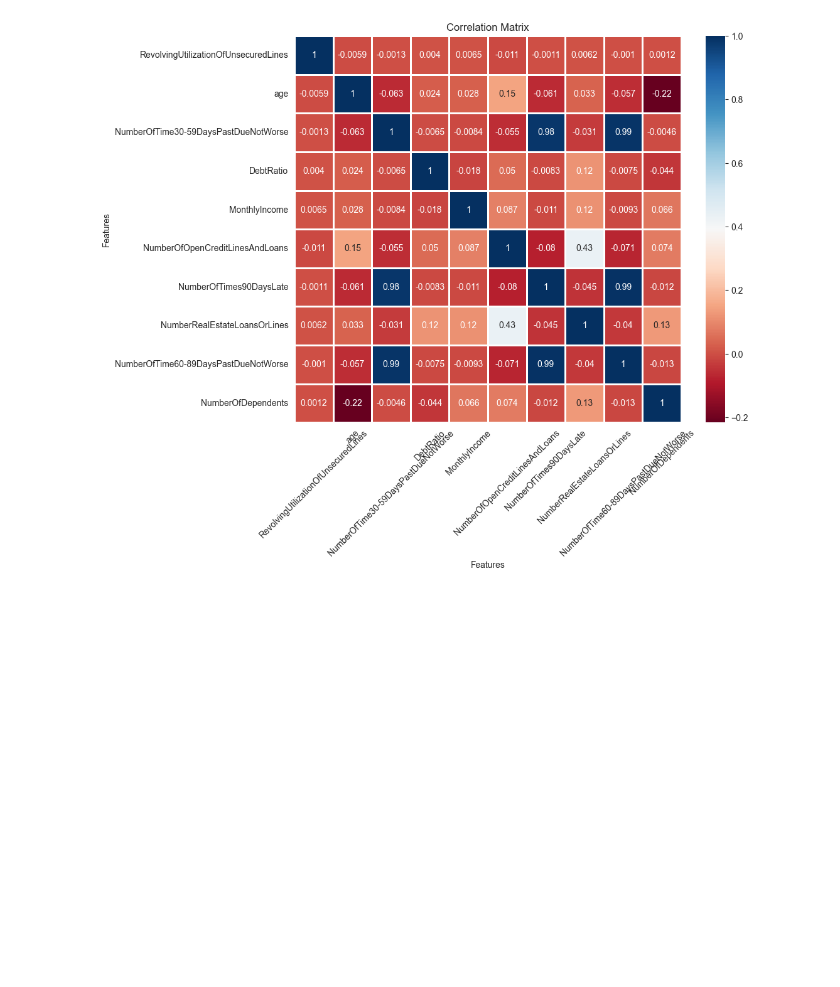
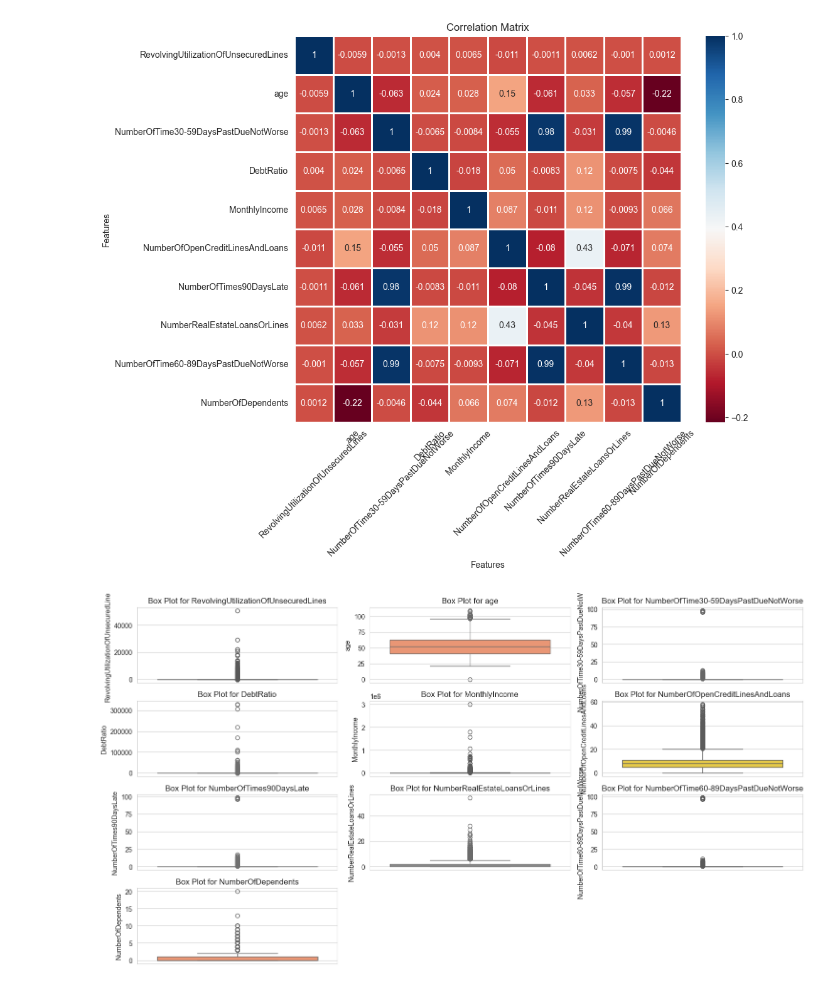
Before and after one commit to hermelawesene/AAU-Credit-Scoring-Model, a Jupyter notebook: notebooks/eda.ipynb, the cells around one changed output. Cells and saved outputs as stored; diff of their text form; code cells hidden in the pictures; blank space fills up the shorter version.

```diff
--- a/notebooks/eda.ipynb
+++ b/notebooks/eda.ipynb
@@ -42,3 +42,8 @@ Correlation Analysis
 vis.correlation_analysis(training_data, numerical_columns)
 # %% [output]
 [figure]
+# %%
+# Outlier detection
+vis.outlier_detection(training_data, numerical_columns)
+# %% [output]
+[figure, added]
```
Also changed, not shown: parts of 8 cells of this notebook, 16 other files.
